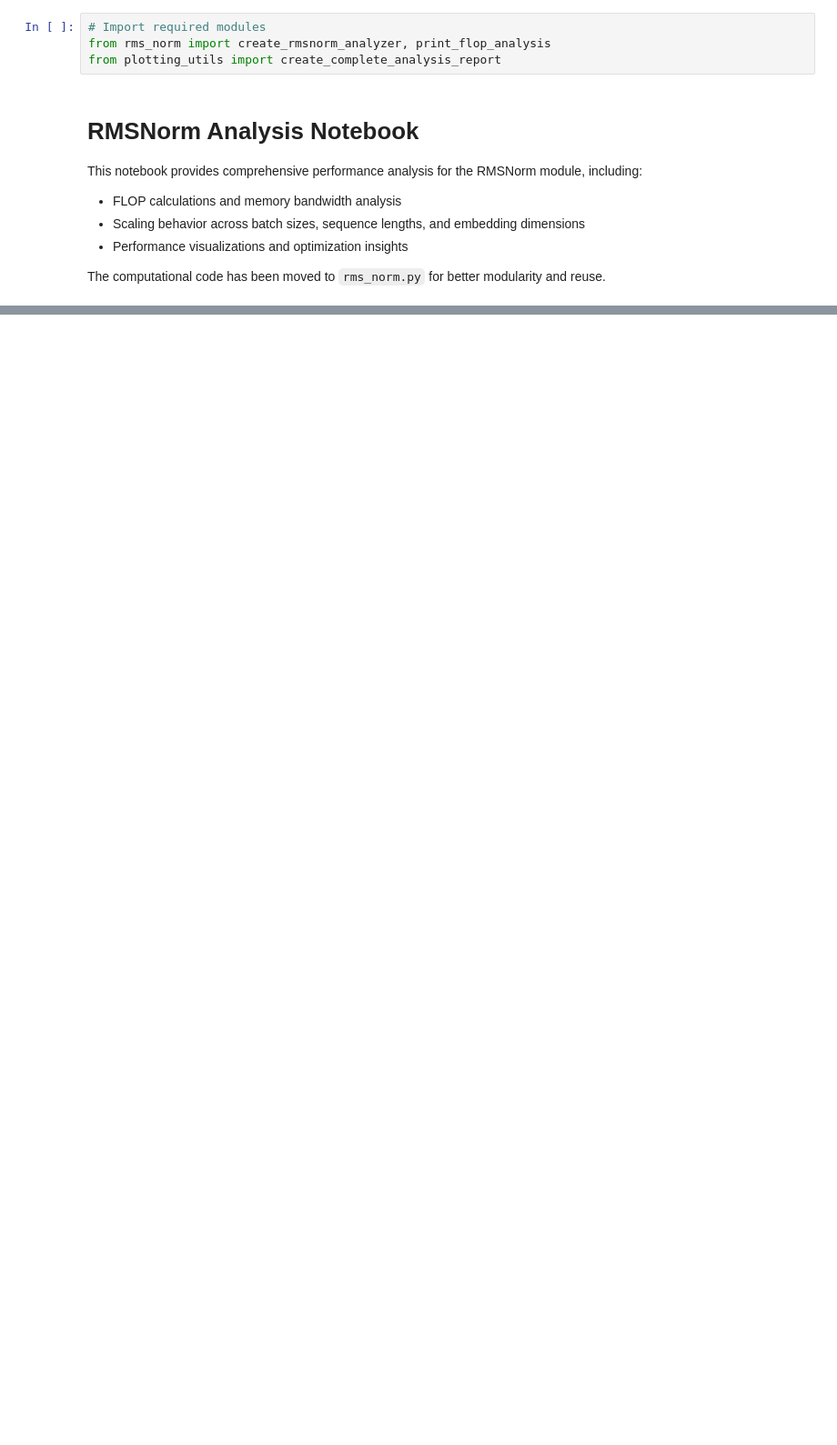
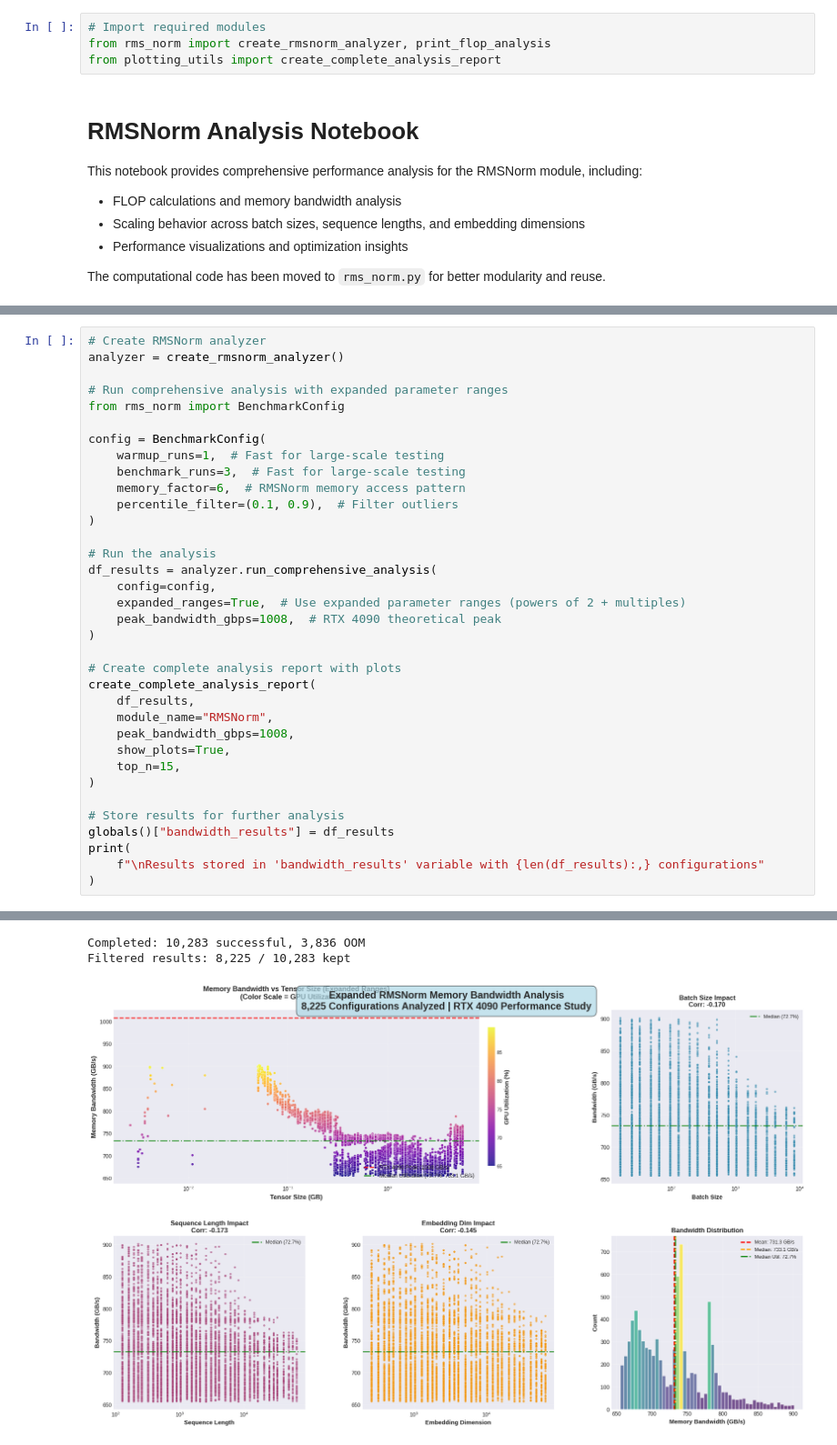
Before and after one commit to kapilsh/gpt-oss-scratch, a Jupyter notebook: experiments/rms_norm_analysis.ipynb, the cells around one changed output, grey strips where cells are left out. Shown at 91% size. Drawn from its saved outputs; the diff is of its cells as text; blank space fills up the shorter version.

```diff
--- a/experiments/rms_norm_analysis.ipynb
+++ b/experiments/rms_norm_analysis.ipynb
@@ -126,0 +186,36 @@ else:
+# %%
+# Create RMSNorm analyzer
+analyzer = create_rmsnorm_analyzer()
+
+# Run comprehensive analysis with expanded parameter ranges
+from rms_norm import BenchmarkConfig
+
+config = BenchmarkConfig(
+    warmup_runs=1,  # Fast for large-scale testing
+    benchmark_runs=3,  # Fast for large-scale testing
+    memory_factor=6,  # RMSNorm memory access pattern
+    percentile_filter=(0.1, 0.9),  # Filter outliers
+)
+
+# Run the analysis
+df_results = analyzer.run_comprehensive_analysis(
+    config=config,
+    expanded_ranges=True,  # Use expanded parameter ranges (powers of 2 + multiples)
+    peak_bandwidth_gbps=1008,  # RTX 4090 theoretical peak
+)
+
+# Create complete analysis report with plots
+create_complete_analysis_report(
+    df_results,
+    module_name="RMSNorm",
+    peak_bandwidth_gbps=1008,
+    show_plots=True,
+    top_n=15,
+)
+
+# Store results for further analysis
+globals()["bandwidth_results"] = df_results
+print(
+    f"\nResults stored in 'bandwidth_results' variable with {len(df_results):,} configurations"
+)
+# %% [output]
@@ -126,0 +238,3 @@ else:
+Completed: 10,283 successful, 3,836 OOM
+Filtered results: 8,225 / 10,283 kept
+[figure, added]
```
Also changed, not shown: parts of 4 cells of this notebook, 7 other files.
